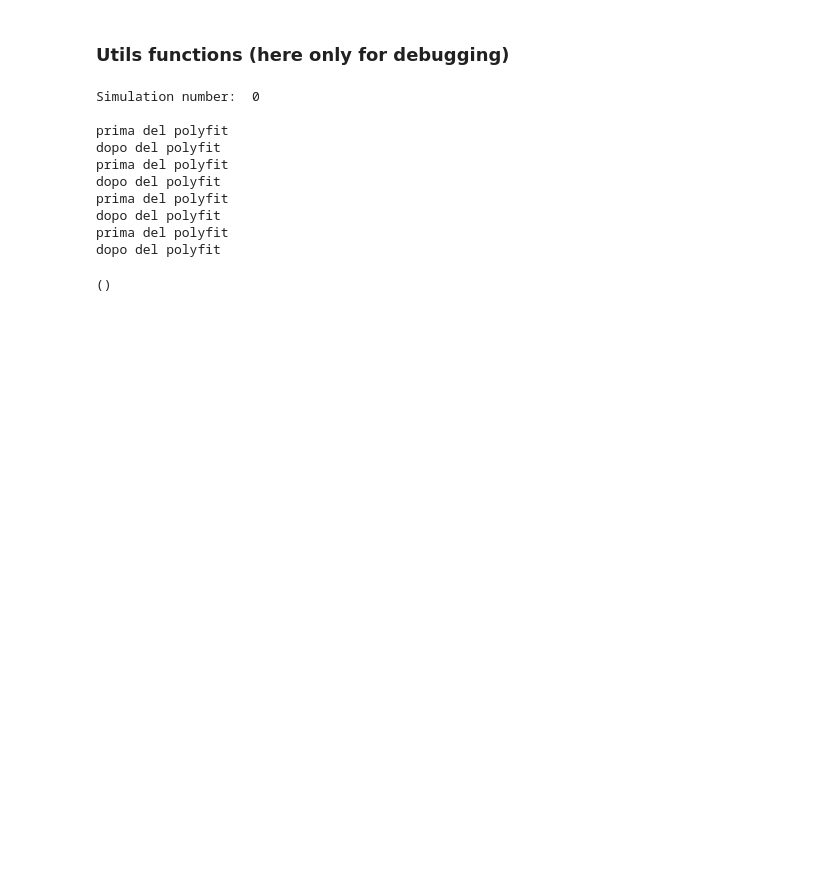
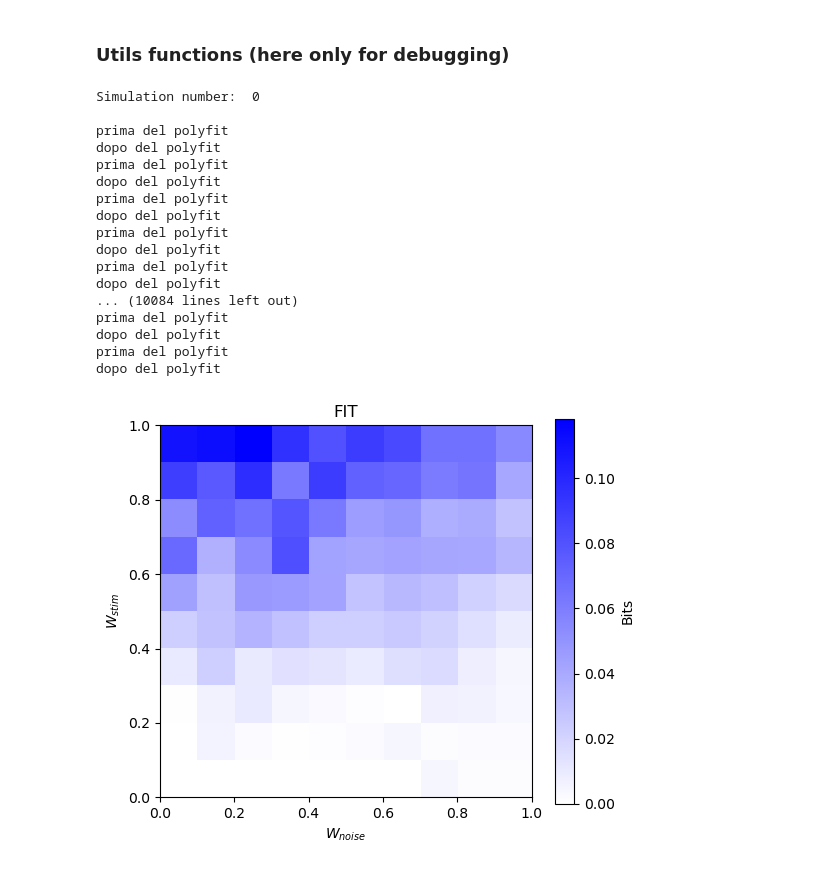
Before and after one commit to LauraRavagnani/Brain_Info_Transfer, a Jupyter notebook: sim2A.ipynb, the cells around one changed output. Drawn from its saved outputs; the diff is of its cells as text; code cells hidden in the pictures; blank space fills up the shorter version.

```diff
--- a/sim2A.ipynb
+++ b/sim2A.ipynb
@@ -62,12 +64,12 @@ npr.seed(1)
 # %% [markdown]
 Simulation parameters
 # %%
-nTrials_per_stim = 50      # number of trials for each simulation
-simReps = 1                # number of simulations
+nTrials_per_stim = 500      # number of trials for each simulation
+simReps = 50                # number of simulations
 nShuff = 10                 # number of permutations
 
-w_sig = np.linspace(0, 1, num=2)      # signal weights for Y computation
-w_noise = np.linspace(0, 1, num=2)    # noise weights for Y computation
+w_sig = np.linspace(0, 1, num=10)      # signal weights for Y computation
+w_noise = np.linspace(0, 1, num=10)    # noise weights for Y computation
 stdX_noise = 2                      # std of gaussian noise in X_noise
 stdY = 2                            # std of gaussian noise in Y
 ratio = 0.2                         # ratio between stdX_sig and stdX_noise
@@ -391,21 +397,21 @@ for simIdx in range(simReps):
             Y = X2Ysig + X2Ynoise + npr.normal(0,stdY,size=(simLen, nTrials))
 
             # ??????
-            X = X_signal + X_noise
+            # X = X_signal + X_noise
 
             # First time point at which Y receives stim info from X
             t = stimWin[0] + reps_delays[simIdx]
             d = reps_delays[simIdx]
 
             # Discretize Neural Activity
-            #_, bin_edges = pd.cut(X_noise[t-d,:], n_binsX, retbins=True)
-            #bX_noise = np.digitize(X_noise[t-d, :], bins=bin_edges, right=True)
+            _, bin_edges = pd.cut(X_noise[t-d,:], n_binsX, retbins=True)
+            bX_noise = np.digitize(X_noise[t-d, :], bins=bin_edges, right=True)
 
-            #_, bin_edges = pd.cut(X_signal[t-d,:], n_binsX, retbins=True)
-            #bX_sig = np.digitize(X_signal[t-d,:], bins=bin_edges, right=True)
+            _, bin_edges = pd.cut(X_signal[t-d,:], n_binsX, retbins=True)
+            bX_sig = np.digitize(X_signal[t-d,:], bins=bin_edges, right=True)
 
-            _, bin_edges = pd.cut(X[t-d,:], n_binsX, retbins=True)
-            bX = np.digitize(X[t-d,:], bins=bin_edges, right=True)
+            #_, bin_edges = pd.cut(X[t-d,:], n_binsX, retbins=True)
+            #bX = np.digitize(X[t-d,:], bins=bin_edges, right=True)
 
             _, bin_edges = pd.cut(Y[t,:], n_binsY, retbins=True)
             bYt = np.digitize(Y[t,:], bins=bin_edges, right=True)
@@ -413,9 +419,9 @@ for simIdx in range(simReps):
             _, bin_edges = pd.cut(Y[t-d,:], n_binsY, retbins=True)
             bYpast = np.digitize(Y[t-d,:], bins=bin_edges, right=True)
 
-            #bX = (bX_sig - 1) * n_binsX + bX_noise
+            bX = (bX_sig - 1) * n_binsX + bX_noise
 
-            te, dfi, fit = compute_FIT_TE_DFI(S, bX, bYt, bYpast)
+            te[simIdx][sigIdx][noiseIdx], dfi[simIdx][sigIdx][noiseIdx], fit[simIdx][sigIdx][noiseIdx] = compute_FIT_TE_DFI(S, bX, bYt, bYpast)
 
 
             ######## SHUFFLING ########
@@ -448,7 +454,23 @@ prima del polyfit
 dopo del polyfit
 prima del polyfit
 dopo del polyfit
+prima del polyfit
+dopo del polyfit
+... (10084 lines left out)
+prima del polyfit
+dopo del polyfit
+prima del polyfit
+dopo del polyfit
-# %%
-fit.shape
-# %% [output]
-()
+# %%
+plt.figure(figsize=(6, 5))
+# Display the matrix using imshow.
+# 'extent' sets the axes limits and 'origin' ensures y=0 is at the bottom.
+white_blue = LinearSegmentedColormap.from_list("white_blue", ["white", "blue"])
+plt.imshow(fit[0], extent=[0, 1, 0, 1], origin='lower', cmap=white_blue)
+plt.colorbar(label='Bits')
+plt.xlabel('$W_{noise}$')
+plt.ylabel('$W_{stim}$')
+plt.title('FIT')
+plt.show()
+# %% [output]
+[figure, added]
```
Also changed, not shown: parts of 4 cells of this notebook.
